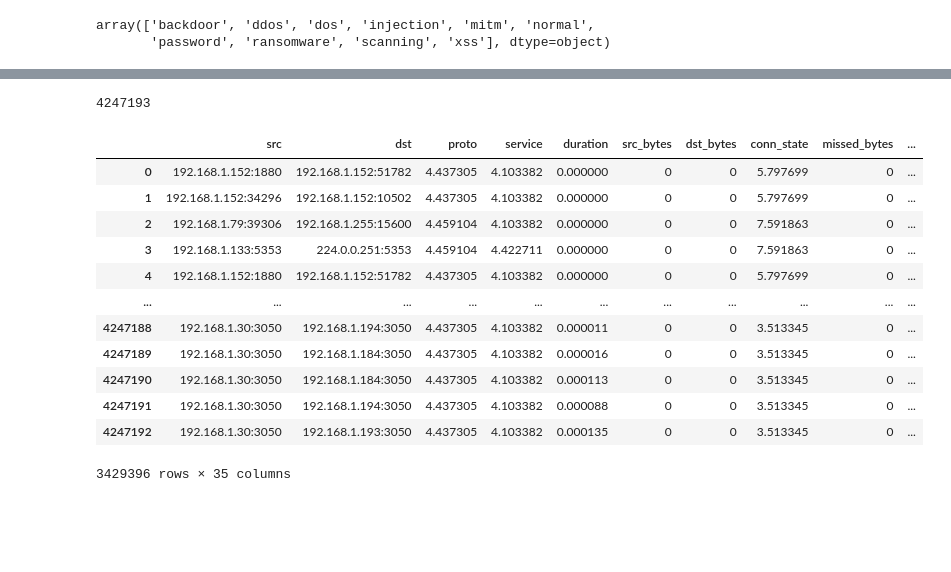
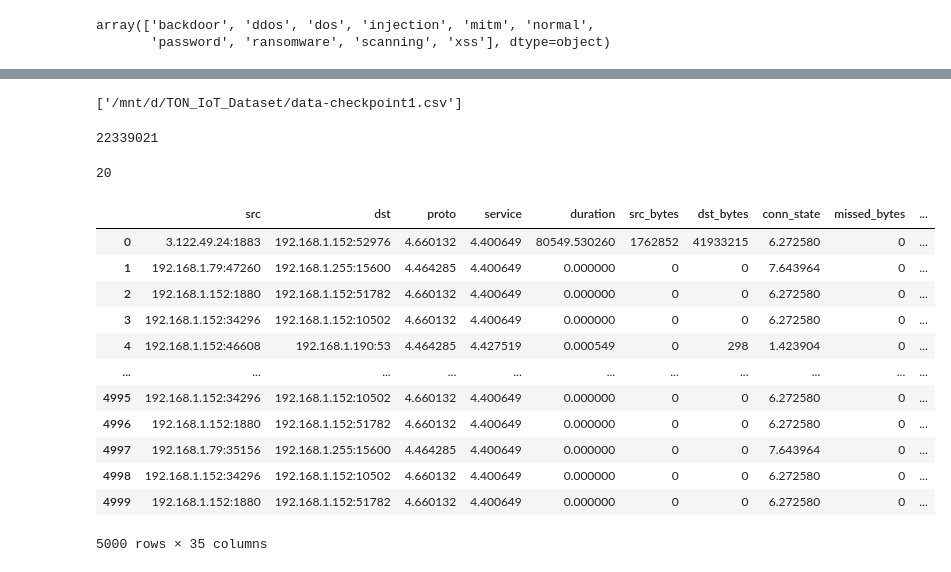
Before and after one commit to aron123/Online-IDS-GNN, a Jupyter notebook: notebooks/ton-iot-preprocess.ipynb, the cells around one changed output, grey strips where cells are left out. Cells and saved outputs as stored; diff of their text form; code cells hidden in the pictures; blank space fills up the shorter version.

```diff
--- a/notebooks/ton-iot-preprocess.ipynb
+++ b/notebooks/ton-iot-preprocess.ipynb
@@ -99,32 +153,59 @@ array(['backdoor', 'ddos', 'dos', 'injection', 'mitm', 'normal',
+# %%
+df.to_csv(Path(DATA_FOLDER) / 'data-checkpoint1.csv', index=False, single_file=True)
+# %% [output]
+['/mnt/d/TON_IoT_Dataset/data-checkpoint1.csv']
 # %%
-label_df = pd.read_csv(Path(DATA_FOLDER) / 'small' / 'combined-labels.csv')
-train_idx = label_df[label_df['type'] == 'train']['time_group'].values
-test_idx = label_df[label_df['type'] == 'test']['time_group'].values
+# in case of limited memory, reset kernel here
 
-train_df = raw_df[raw_df['time_group'].isin(train_idx)]
-test_df = raw_df[raw_df['time_group'].isin(test_idx)]
+df = pd.read_csv(Path(DATA_FOLDER) / 'data-checkpoint1.csv')
+label_df = pd.read_csv(Path(DATA_FOLDER) / 'labels.csv')
+
+train_idx = set(label_df[label_df['type'] == 'train']['time_group'])
+test_idx = set(label_df[label_df['type'] == 'test']['time_group'])
+
+train_df = df[df['time_group'].isin(train_idx)]
+test_df = df[df['time_group'].isin(test_idx)]
 
 print(train_df.shape[0] + test_df.shape[0])
+
+test_df.to_csv(Path(DATA_FOLDER) / 'test-data-checkpoint1.csv', index=False)
+
+del df
+del test_df
+gc.collect()
 # %% [output]
-4247193
+22339021
+20
 # %%
-categorical_cols = ['proto','service','conn_state','dns_qclass','dns_qtype','dns_rcode','dns_AA','dns_RD','dns_RA','dns_rejected','ssl_version','ssl_cipher','ssl_resumed','http_referrer','ssl_established','http_method','http_version','http_status_code','http_orig_mime_types','http_resp_mime_types','http_trans_depth']
-target_encoder = ce.TargetEncoder(cols=categorical_cols)
-target_encoder.fit(train_df, train_df.label)
-train_df = target_encoder.transform(train_df)
-train_df
+categorical_cols = [
+    'proto','service','conn_state','dns_qclass','dns_qtype','dns_rcode','dns_AA','dns_RD',
+    'dns_RA','dns_rejected','ssl_version','ssl_cipher','ssl_resumed','http_referrer','ssl_established',
+    'http_method','http_version','http_status_code','http_orig_mime_types','http_resp_mime_types',
+    'http_trans_depth'
+]
+target_col = 'label'
+
+# save memory by processing data col by col
+encoders = {}
+for col in categorical_cols:
+    encoder = ce.TargetEncoder(cols=[col])
+    encoder.fit(train_df[[col]], train_df[target_col])
+    train_df[col] = encoder.transform(train_df[[col]])[col]
+    encoders[col] = encoder
+
+train_df.head(5000)
 # %% [output]
 |  | src | dst | proto | service | duration | src_bytes | dst_bytes | conn_state | missed_bytes | ... |
-| 0 | 192.168.1.152:1880 | 192.168.1.152:51782 | 4.437305 | 4.103382 | 0.000000 | 0 | 0 | 5.797699 | 0 | ... |
-| 1 | 192.168.1.152:34296 | 192.168.1.152:10502 | 4.437305 | 4.103382 | 0.000000 | 0 | 0 | 5.797699 | 0 | ... |
-| 2 | 192.168.1.79:39306 | 192.168.1.255:15600 | 4.459104 | 4.103382 | 0.000000 | 0 | 0 | 7.591863 | 0 | ... |
-| 3 | 192.168.1.133:5353 | 224.0.0.251:5353 | 4.459104 | 4.422711 | 0.000000 | 0 | 0 | 7.591863 | 0 | ... |
-| 4 | 192.168.1.152:1880 | 192.168.1.152:51782 | 4.437305 | 4.103382 | 0.000000 | 0 | 0 | 5.797699 | 0 | ... |
+| 0 | 3.122.49.24:1883 | 192.168.1.152:52976 | 4.660132 | 4.400649 | 80549.530260 | 1762852 | 41933215 | 6.272580 | 0 | ... |
+| 1 | 192.168.1.79:47260 | 192.168.1.255:15600 | 4.464285 | 4.400649 | 0.000000 | 0 | 0 | 7.643964 | 0 | ... |
+| 2 | 192.168.1.152:1880 | 192.168.1.152:51782 | 4.660132 | 4.400649 | 0.000000 | 0 | 0 | 6.272580 | 0 | ... |
+| 3 | 192.168.1.152:34296 | 192.168.1.152:10502 | 4.660132 | 4.400649 | 0.000000 | 0 | 0 | 6.272580 | 0 | ... |
+| 4 | 192.168.1.152:46608 | 192.168.1.190:53 | 4.464285 | 4.427519 | 0.000549 | 0 | 298 | 1.423904 | 0 | ... |
 | ... | ... | ... | ... | ... | ... | ... | ... | ... | ... | ... |
-| 4247188 | 192.168.1.30:3050 | 192.168.1.194:3050 | 4.437305 | 4.103382 | 0.000011 | 0 | 0 | 3.513345 | 0 | ... |
-| 4247189 | 192.168.1.30:3050 | 192.168.1.184:3050 | 4.437305 | 4.103382 | 0.000016 | 0 | 0 | 3.513345 | 0 | ... |
-| 4247190 | 192.168.1.30:3050 | 192.168.1.184:3050 | 4.437305 | 4.103382 | 0.000113 | 0 | 0 | 3.513345 | 0 | ... |
-| 4247191 | 192.168.1.30:3050 | 192.168.1.194:3050 | 4.437305 | 4.103382 | 0.000088 | 0 | 0 | 3.513345 | 0 | ... |
-| 4247192 | 192.168.1.30:3050 | 192.168.1.193:3050 | 4.437305 | 4.103382 | 0.000135 | 0 | 0 | 3.513345 | 0 | ... |
+| 4995 | 192.168.1.152:34296 | 192.168.1.152:10502 | 4.660132 | 4.400649 | 0.000000 | 0 | 0 | 6.272580 | 0 | ... |
+| 4996 | 192.168.1.152:1880 | 192.168.1.152:51782 | 4.660132 | 4.400649 | 0.000000 | 0 | 0 | 6.272580 | 0 | ... |
+| 4997 | 192.168.1.79:35156 | 192.168.1.255:15600 | 4.464285 | 4.400649 | 0.000000 | 0 | 0 | 7.643964 | 0 | ... |
+| 4998 | 192.168.1.152:34296 | 192.168.1.152:10502 | 4.660132 | 4.400649 | 0.000000 | 0 | 0 | 6.272580 | 0 | ... |
+| 4999 | 192.168.1.152:1880 | 192.168.1.152:51782 | 4.660132 | 4.400649 | 0.000000 | 0 | 0 | 6.272580 | 0 | ... |
-3429396 rows × 35 columns
+5000 rows × 35 columns
 # %%
```
Also changed, not shown: parts of 19 cells of this notebook, 21 other files.
